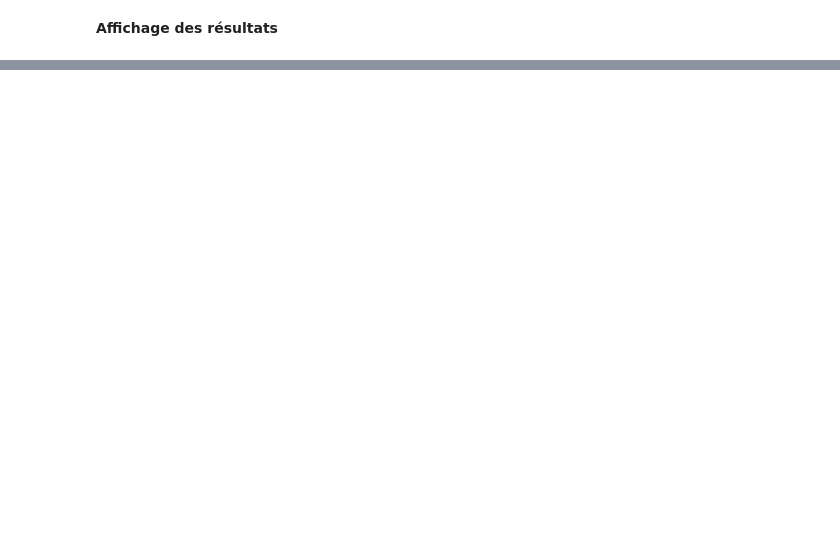
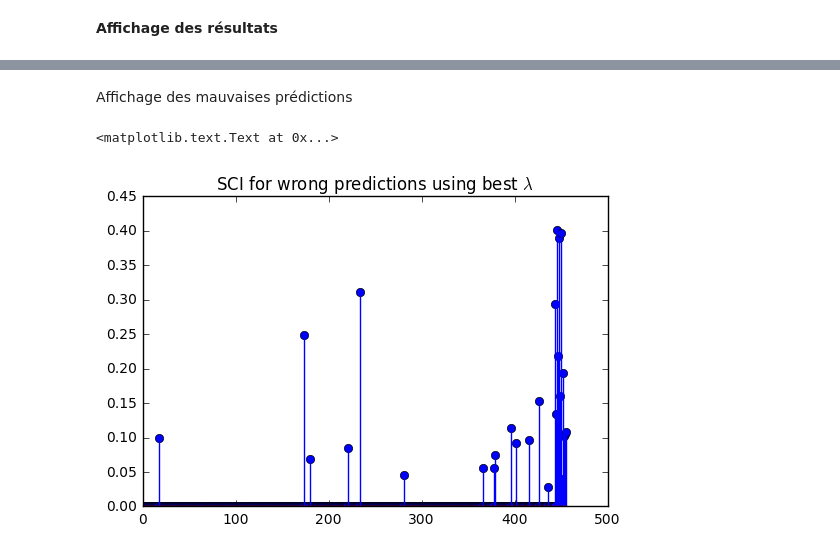
Before and after one commit to maxwab/facerecog, a Jupyter notebook: implementation_basique_yale.ipynb, the cells around one changed output, grey strips where cells are left out. Saved outputs shown, nothing was run; the diff lists cells and outputs as text; code cells hidden in the pictures; blank space fills up the shorter version.

```diff
--- a/implementation_basique_yale.ipynb
+++ b/implementation_basique_yale.ipynb
@@ -335,0 +345,3 @@ plt.title('Evolution de la precision en fonction de $\lambda$')
+# %%
+i_opt = np.argmax(precision)
+alpha_opt = alpha_vec[i_opt]
@@ -335,0 +355,12 @@ plt.title('Evolution de la precision en fonction de $\lambda$')
+# %%
+wrong_preds = (rejections*(preds != real_classes))[i_opt,:]
+# %% [markdown]
+Affichage des mauvaises prédictions
+# %%
+plt.figure()
+plt.clf()
+plt.stem(wrong_preds)
+plt.title('SCI for wrong predictions using best $\lambda$')
+# %% [output]
+<matplotlib.text.Text at 0x...>
+[figure, added]
```
Also changed, not shown: parts of 39 cells of this notebook, 3 other files.
